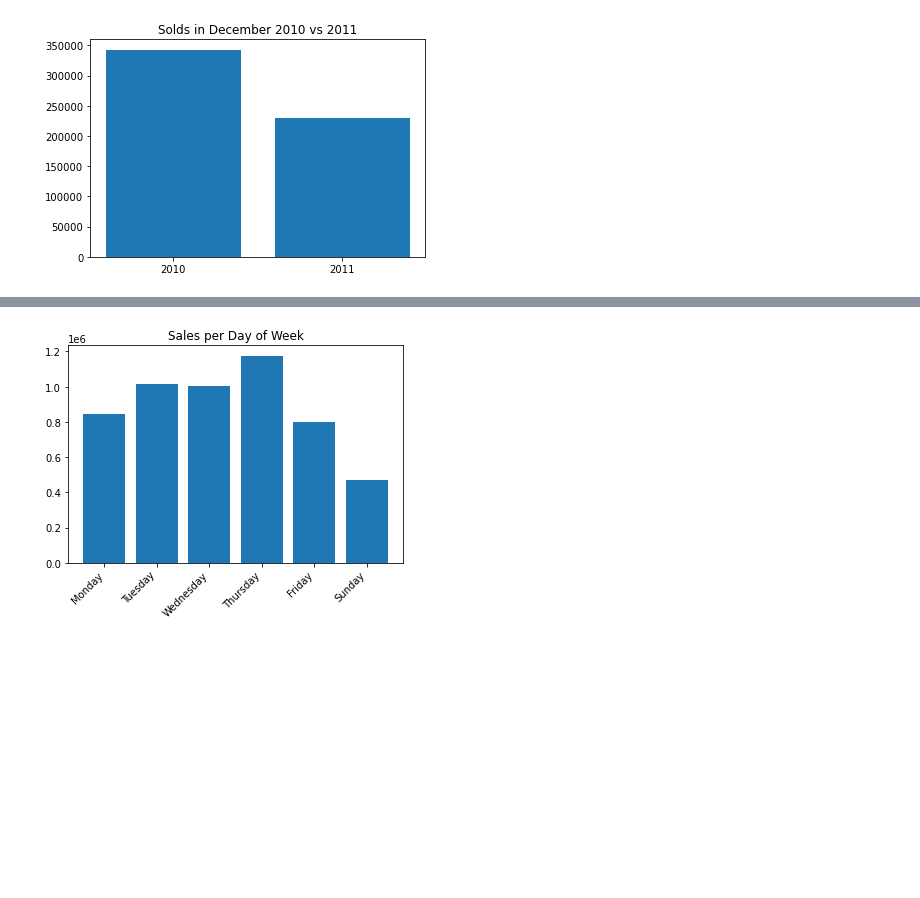
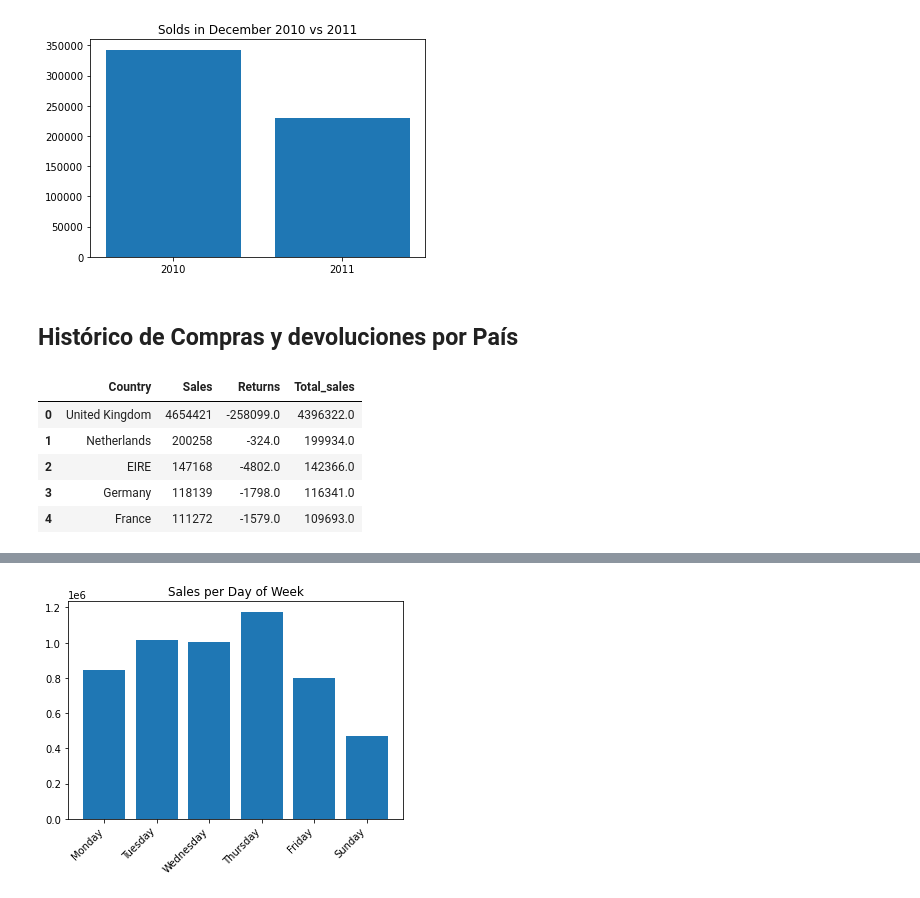
Before and after one commit to AnnLivio/EDA_on_retail_data, a Jupyter notebook: online_retail.ipynb, the cells around one changed output, grey strips where cells are left out. Drawn from its saved outputs; the diff is of its cells as text; code cells hidden in the pictures; blank space fills up the shorter version.

```diff
--- a/online_retail.ipynb
+++ b/online_retail.ipynb
@@ -404,3 +403,25 @@ plt.title('Solds in December 2010 vs 2011')
 plt.show()
 # %% [output]
 [figure]
+# %% [markdown]
+## Histórico de Compras y devoluciones por País
+# %%
+#Returns per Country
+returns = df.query('Quantity <0').groupby('Country')['Quantity'].sum().reset_index().sort_values('Quantity')
+returns.rename(columns={'Quantity':'Returns'}, inplace=True)
+
+#Sales per Country
+sales= df.query('Quantity > 0').groupby('Country')['Quantity'].sum().reset_index().sort_values('Quantity', ascending=False)
+sales.rename(columns={'Quantity':'Sales'}, inplace=True)
+
+
+df_1 = sales.merge(returns, on='Country', how='left').fillna(0)
+df_1['Total_sales'] = df_1['Sales'] + df_1['Returns']
+df_1.sort_values('Total_sales', ascending=False).head()
+# %% [output]
+|  | Country | Sales | Returns | Total_sales |
+| 0 | United Kingdom | 4654421 | -258099.0 | 4396322.0 |
+| 1 | Netherlands | 200258 | -324.0 | 199934.0 |
+| 2 | EIRE | 147168 | -4802.0 | 142366.0 |
+| 3 | Germany | 118139 | -1798.0 | 116341.0 |
+| 4 | France | 111272 | -1579.0 | 109693.0 |
```
Also changed, not shown: parts of 33 cells of this notebook.
